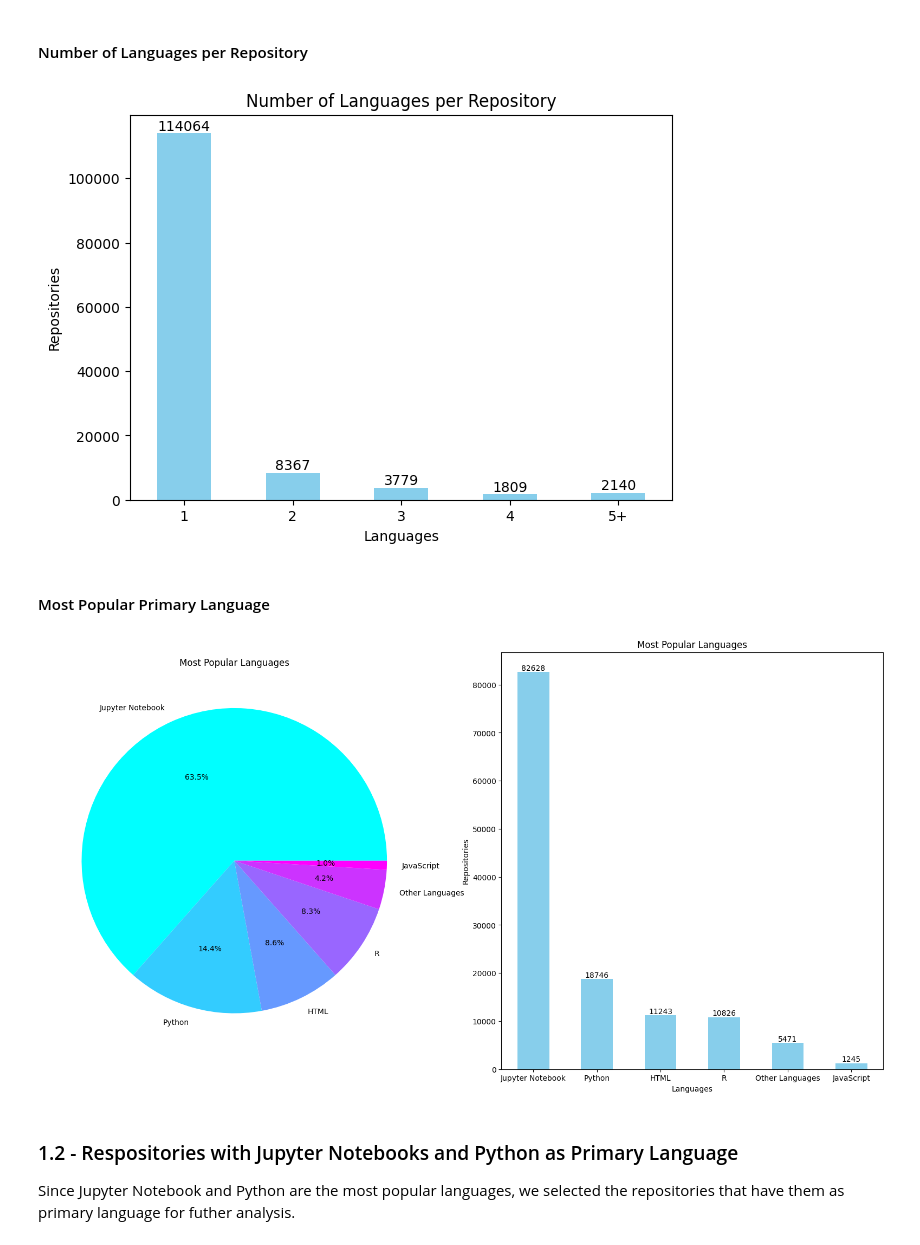
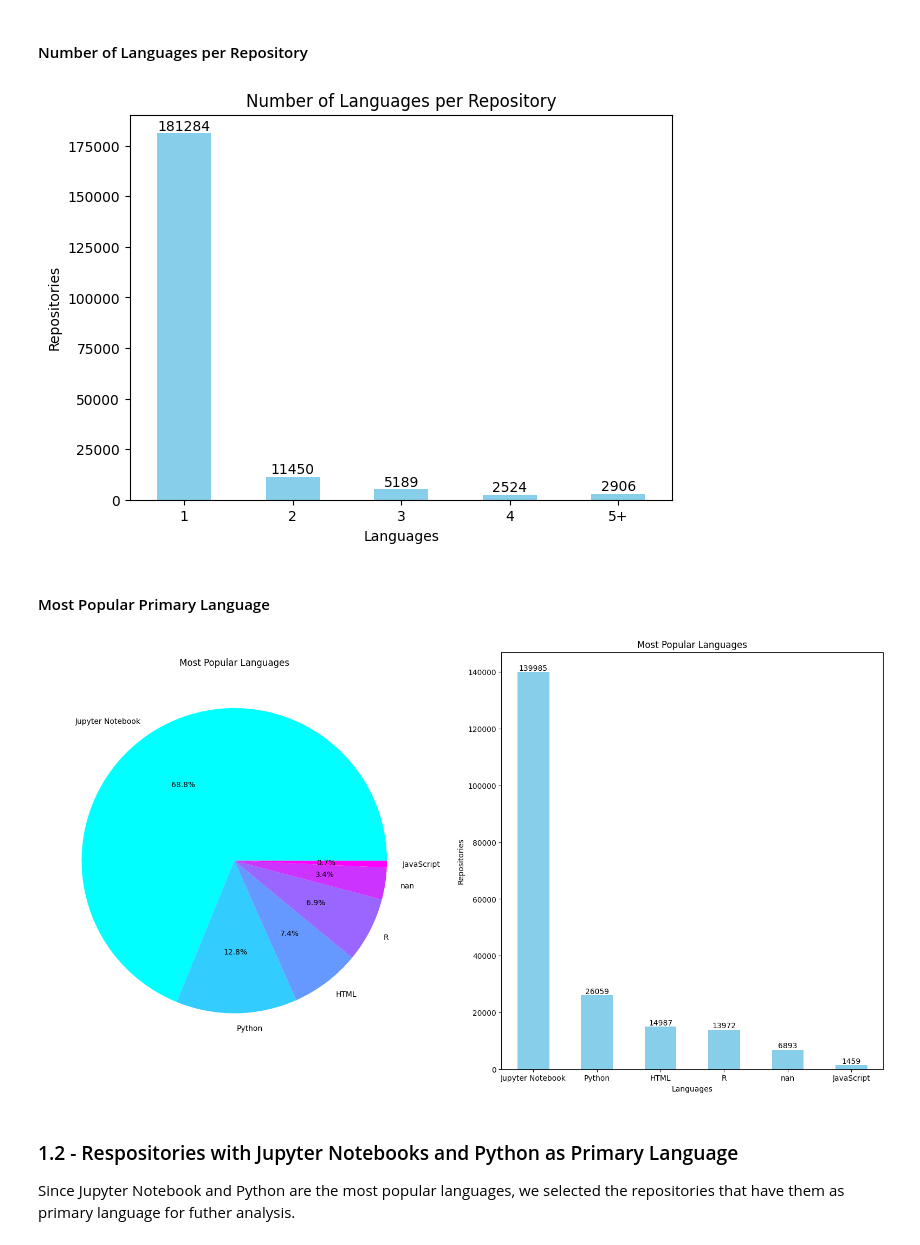
Before and after one commit to dew-uff/dsmining, a Jupyter notebook: src/analyzes/a1_languages.ipynb, the cells around one changed output. Saved outputs shown, nothing was run; the diff lists cells and outputs as text; code cells hidden in the pictures.

```diff
--- a/src/analyzes/a1_languages.ipynb
+++ b/src/analyzes/a1_languages.ipynb
@@ -15,6 +11,3 @@ from src.helpers.h6_analysis_helpers import get_python_version
 # %% [markdown]
 ## 1 - What are the most popular programming languages in Data Science projects?
 After filtering repositories that are likely courses we will analyze the remaning repositories we collected from Github.
-# %%
-filtered = pd.read_excel(FILTERED_FILE, keep_default_na=False)
-print('Total of Repositories Filtered: ',len(filtered))
@@ -22,0 +14,6 @@ Total of Repositories Filtered:  130159
+# %%
+with connect() as session:
+    queries = pd.read_sql_table("queries", session.connection())
+    filtered = queries[(queries["state"] ==  QUERY_FILTERED) |
+                       (queries["state"] == QUERY_SELECTED)]
+print('Total of Repositories Filtered: ',len(filtered))
@@ -36,35 +35,35 @@ languages.plot.bar(title='Number of Languages per Repository', color='skyblue',
 plt.xticks(ticks=[0, 1, 2, 3, 4], labels=['1', '2','3', '4', '5+'], rotation=0)
 ax.bar_label(ax.containers[0], label_type='edge');
 # %% [output]
-[figure, old version]
+[figure, new version]
 # %% [markdown]
 #### Most Popular Primary Language
 # %%
-primary_languages = filtered.primaryLanguage\
+primary_languages = filtered.primary_language\
     .value_counts(dropna=False)\
-    .rename_axis('PrimaryLanguage').to_frame("Repositories")
+    .rename_axis('primary_language').to_frame("Repositories")
 
 pl = primary_languages[:5].reset_index(level=0)
 others = pd.DataFrame(data = {
     'PrimaryLanguage' : ['Other Languages'],
     'Repositories' : [primary_languages['Repositories'][5:].sum()]
 })
 
 pl2 = pd.concat([pl,others]).reset_index(drop=True)\
     .sort_values(by='Repositories', ascending=False)
 
 fig2, ax = plt.subplots(ncols=2, figsize=(20,10))
 pl2.plot.pie(ax=ax[0], y="Repositories", title="Most Popular Languages",
-             labels=pl2["PrimaryLanguage"], ylabel='',cmap="cool",
+             labels=pl2["primary_language"], ylabel='',cmap="cool",
              autopct='%1.1f%%', ).get_legend().remove()
 pl2.plot.bar(ax=ax[1], color="skyblue", title="Most Popular Languages",
              xlabel='Languages', ylabel='Repositories',
              ).get_legend().remove()
 plt.xticks(ticks=[0, 1, 2, 3, 4,5],
-           labels=pl2["PrimaryLanguage"], rotation=0)
+           labels=pl2["primary_language"], rotation=0)
 ax[1].bar_label(ax[1].containers[0], label_type='edge');
 # %% [output]
-[figure, old version]
+[figure, new version]
 # %% [markdown]
 ### 1.2 - Respositories with Jupyter Notebooks and Python as Primary Language
 Since Jupyter Notebook and Python are the most popular languages, we selected the repositories that have them as primary language for futher analysis.
```
Also changed, not shown: parts of 11 cells of this notebook, 4 other files.
